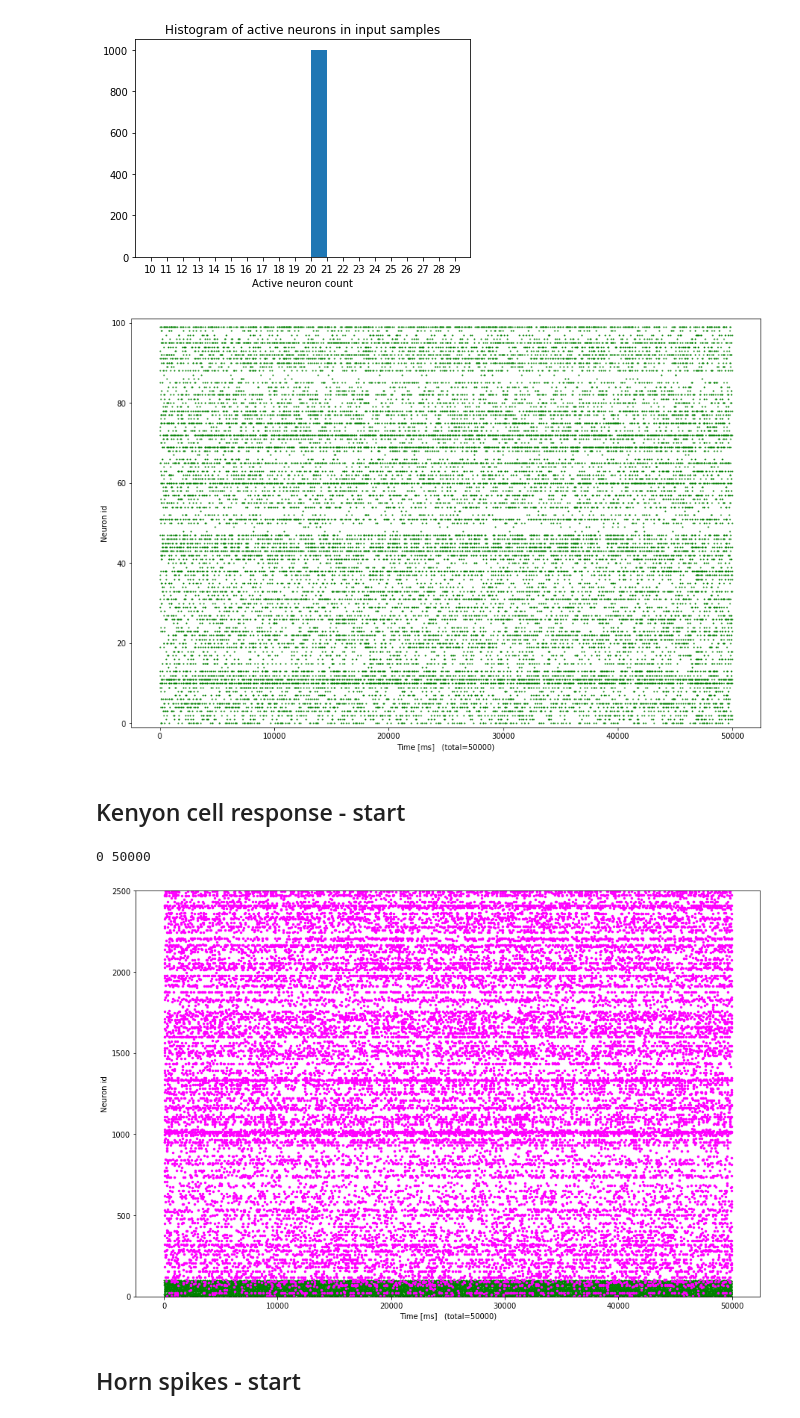
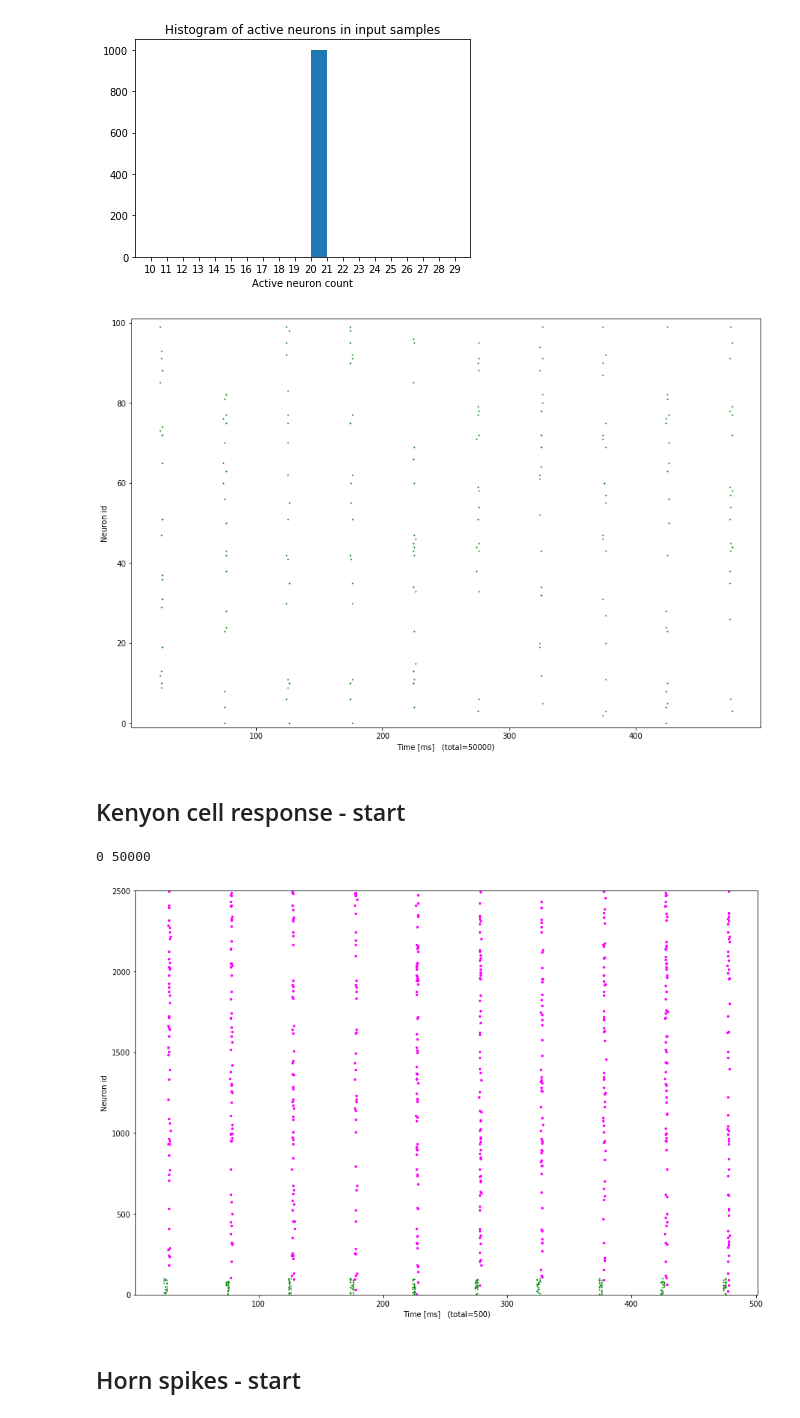
Before and after one commit to chanokin/brainscales-recognition, a Jupyter notebook: codebase/mushroom_body/analyze_mbody_results.ipynb, the cells around one changed output. Drawn from its saved outputs; the diff is of its cells as text; code cells hidden in the pictures.

```diff
--- a/codebase/mushroom_body/analyze_mbody_results.ipynb
+++ b/codebase/mushroom_body/analyze_mbody_results.ipynb
@@ -319,6 +336,7 @@ total_t = int(data['sim_time'])
 # %%
 start_t = 0
 end_t = total_t
+end_t = 500
 
 if args.nSamplesAL <= 100:
     # start_t = int(total_t*0.999)
@@ -331,29 +349,29 @@ if args.nSamplesAL <= 100:
 
     plt.show()
 # %% [output]
-[figure, old version]
+[figure, new version]
 # %% [markdown]
 Kenyon cell response - start
 ---
 # %%
 # start_t = int(total_t*0.999)
 start_t = 0
-end_t = 1000
-end_t = total_t
+end_t = 500
+# end_t = total_t
 print(start_t, total_t)
 fig = plt.figure(figsize=(15, 10))
 ax = plt.subplot(1, 1, 1)
 plot_in_range(fig, ax, in_spikes,  start_t=start_t, end_t=end_t, markersize=4, color='green')
 plot_in_range(fig, ax, k_spikes,  start_t=start_t, end_t=end_t, markersize=7, color='magenta')
 
 ax.set_ylabel('Neuron id')
 ax.set_xlabel('Time [ms]   (total={})'.format(end_t - start_t))
 ax.set_ylim(-1, args.nKC + 1)
 
 plt.show()
 # %% [output]
 0 50000
-[figure, old version]
+[figure, new version]
 # %% [markdown]
 Horn spikes - start
 ---
```
Also changed, not shown: parts of 20 cells of this notebook, 8 other files.
